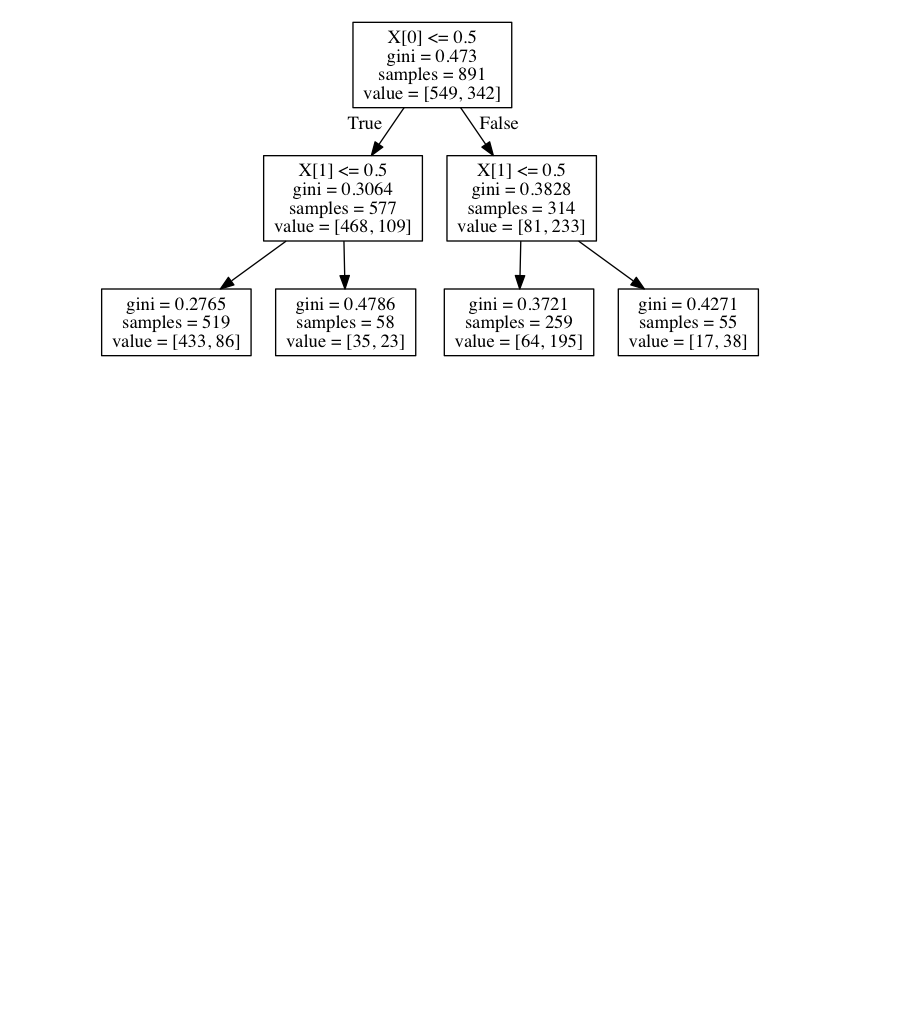
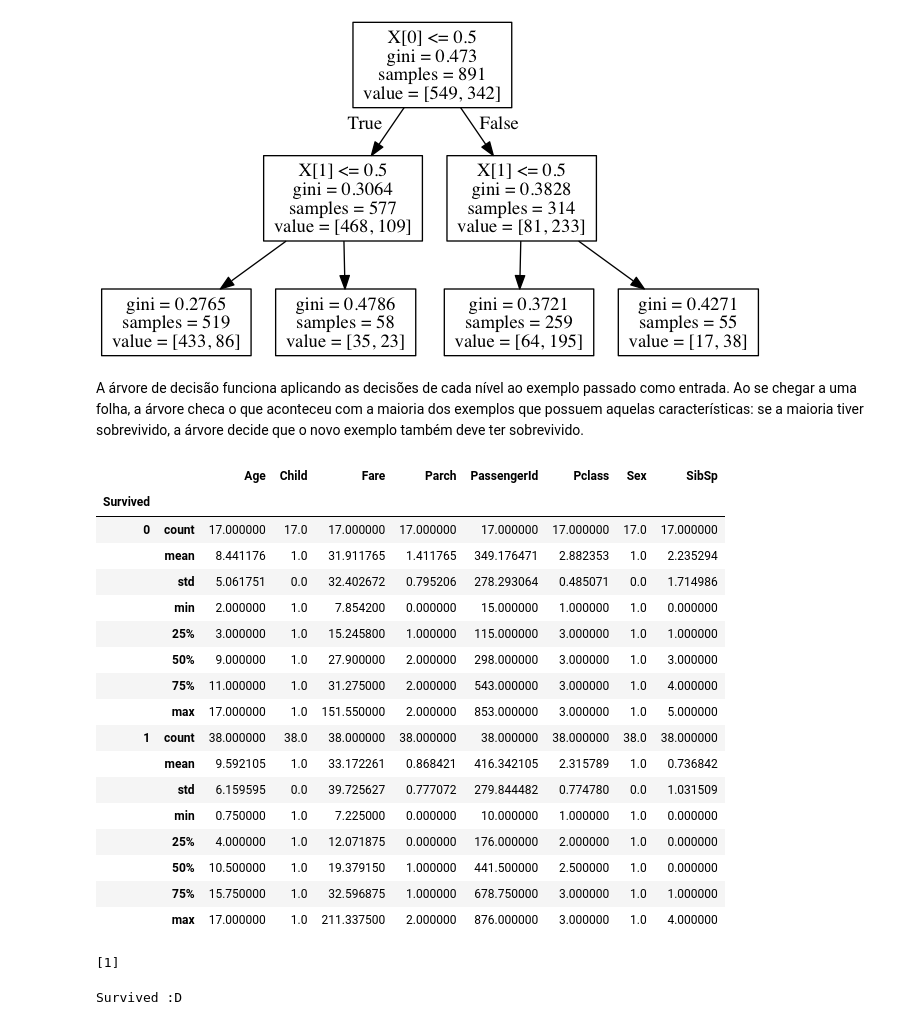
Before and after one commit to ffmmjj/titanic-kaggle, a Jupyter notebook: Experiments.ipynb, the cells around one changed output. Drawn from its saved outputs; the diff is of its cells as text; code cells hidden in the pictures; blank space fills up the shorter version.

Commit message:
Added explanations about the trained decision tree and started exploring the 'Cabin' and 'Fare' features

```diff
--- a/Experiments.ipynb
+++ b/Experiments.ipynb
@@ -70,3 +89,38 @@ graph = pydot.graph_from_dot_data(dotfile.getvalue())
 Image(graph.create_png())
 # %% [output]
 [figure]
+# %% [markdown]
+A árvore de decisão funciona aplicando as decisões de cada nível ao exemplo passado como entrada. Ao se chegar a uma folha, a árvore checa o que aconteceu com a maioria dos exemplos que possuem aquelas características: se a maioria tiver sobrevivido, a árvore decide que o novo exemplo também deve ter sobrevivido.
+# %%
+# Por exemplo, existem 55 crianças do sexo feminino no conjunto de treinamento. A maioria delas sobreviveram,
+# o que pode ser visto na filtragem abaixo...
+temp = train_df[train_df['Child'] == 1]
+female_children = temp[temp['Sex'] == 1]
+female_children.groupby('Survived').describe()
+# %% [output]
+|  |  | Age | Child | Fare | Parch | PassengerId | Pclass | Sex | SibSp |
+| Survived |  |  |  |  |  |  |  |  |  |
+| 0 | count | 17.000000 | 17.0 | 17.000000 | 17.000000 | 17.000000 | 17.000000 | 17.0 | 17.000000 |
+|  | mean | 8.441176 | 1.0 | 31.911765 | 1.411765 | 349.176471 | 2.882353 | 1.0 | 2.235294 |
+|  | std | 5.061751 | 0.0 | 32.402672 | 0.795206 | 278.293064 | 0.485071 | 0.0 | 1.714986 |
+|  | min | 2.000000 | 1.0 | 7.854200 | 0.000000 | 15.000000 | 1.000000 | 1.0 | 0.000000 |
+|  | 25% | 3.000000 | 1.0 | 15.245800 | 1.000000 | 115.000000 | 3.000000 | 1.0 | 1.000000 |
+|  | 50% | 9.000000 | 1.0 | 27.900000 | 2.000000 | 298.000000 | 3.000000 | 1.0 | 3.000000 |
+|  | 75% | 11.000000 | 1.0 | 31.275000 | 2.000000 | 543.000000 | 3.000000 | 1.0 | 4.000000 |
+|  | max | 17.000000 | 1.0 | 151.550000 | 2.000000 | 853.000000 | 3.000000 | 1.0 | 5.000000 |
+| 1 | count | 38.000000 | 38.0 | 38.000000 | 38.000000 | 38.000000 | 38.000000 | 38.0 | 38.000000 |
+|  | mean | 9.592105 | 1.0 | 33.172261 | 0.868421 | 416.342105 | 2.315789 | 1.0 | 0.736842 |
+|  | std | 6.159595 | 0.0 | 39.725627 | 0.777072 | 279.844482 | 0.774780 | 0.0 | 1.031509 |
+|  | min | 0.750000 | 1.0 | 7.225000 | 0.000000 | 10.000000 | 1.000000 | 1.0 | 0.000000 |
+|  | 25% | 4.000000 | 1.0 | 12.071875 | 0.000000 | 176.000000 | 2.000000 | 1.0 | 0.000000 |
+|  | 50% | 10.500000 | 1.0 | 19.379150 | 1.000000 | 441.500000 | 2.500000 | 1.0 | 0.000000 |
+|  | 75% | 15.750000 | 1.0 | 32.596875 | 1.000000 | 678.750000 | 3.000000 | 1.0 | 1.000000 |
+|  | max | 17.000000 | 1.0 | 211.337500 | 2.000000 | 876.000000 | 3.000000 | 1.0 | 4.000000 |
+# %%
+# ...Logo, ao se passar para a árvore um exemplo consistindo de uma
+# criança do sexo feminino, a árvore decidirá que ela deve ter sobrevivido.
+new_female_child = pd.DataFrame(data=[[1, 1]], columns=['Gender', 'Child'])
+prediction = my_tree_one.predict(new_female_child)
+print(prediction)
+# %% [output]
+[1]
@@ -72,0 +130,7 @@ Image(graph.create_png())
+# %%
+if (prediction[0] == SURVIVED):
+    print('Survived :D')
+else:
+    print('Died :(')
+# %% [output]
+Survived :D
```
Also changed, not shown: parts of 5 cells of this notebook.
